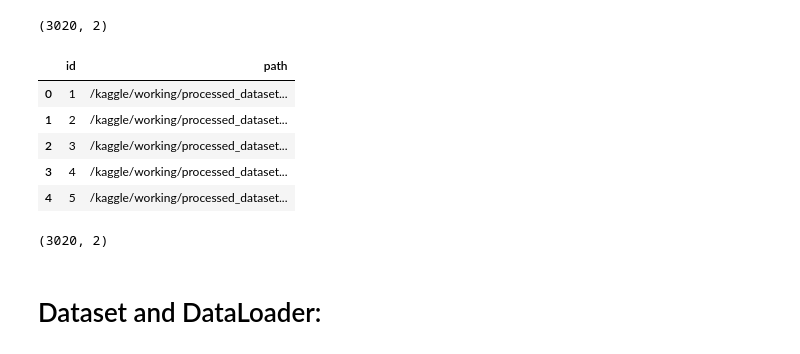
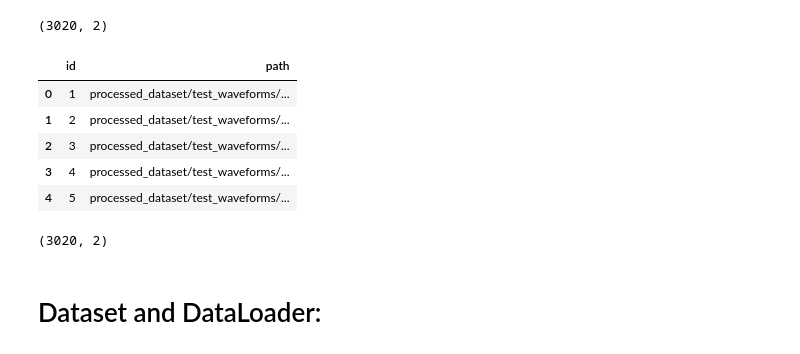
Before and after one commit to sahhilalam/dl-genai-project, a Jupyter notebook: notebooks/dl_genai_project.ipynb, the cells around one changed output. Saved outputs shown, nothing was run; the diff lists cells and outputs as text; code cells hidden in the pictures.

```diff
--- a/notebooks/dl_genai_project.ipynb
+++ b/notebooks/dl_genai_project.ipynb
@@ -577,16 +549,19 @@ df_test.shape
 
 # df_test.to_csv("metadata/test_metadata.csv", index=False)
 # %%
-# df_test = pd.read_csv("/kaggle/working/metadata/test_metadata.csv")
-# display(df_test.head())
-# print(df_test.shape)
+df_test = pd.read_csv("/kaggle/input/datasets/sahilalam75/messy-mashup-preprocessed/metadata/test_metadata.csv")
+
+df_test["path"] = df_test["path"].str.replace("/kaggle/working/", "", regex=False)
+
+display(df_test.head())
+print(df_test.shape)
 # %% [output]
 |  | id | path |
-| 0 | 1 | /kaggle/working/processed_dataset... |
-| 1 | 2 | /kaggle/working/processed_dataset... |
-| 2 | 3 | /kaggle/working/processed_dataset... |
-| 3 | 4 | /kaggle/working/processed_dataset... |
-| 4 | 5 | /kaggle/working/processed_dataset... |
+| 0 | 1 | processed_dataset/test_waveforms/... |
+| 1 | 2 | processed_dataset/test_waveforms/... |
+| 2 | 3 | processed_dataset/test_waveforms/... |
+| 3 | 4 | processed_dataset/test_waveforms/... |
+| 4 | 5 | processed_dataset/test_waveforms/... |
 (3020, 2)
 # %% [markdown]
 # Dataset and DataLoader:
```
Also changed, not shown: parts of 15 cells of this notebook.
